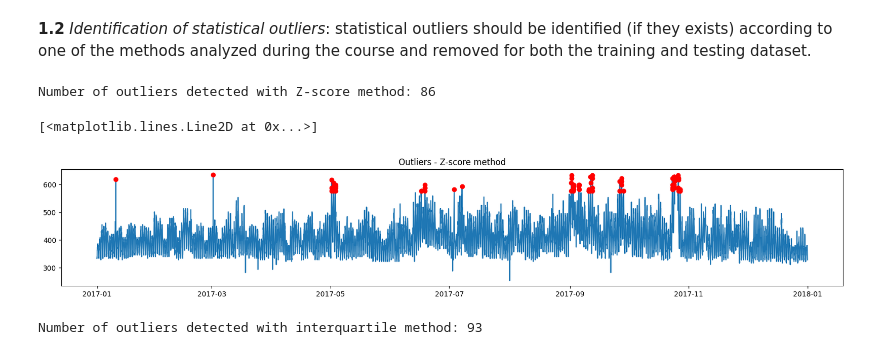
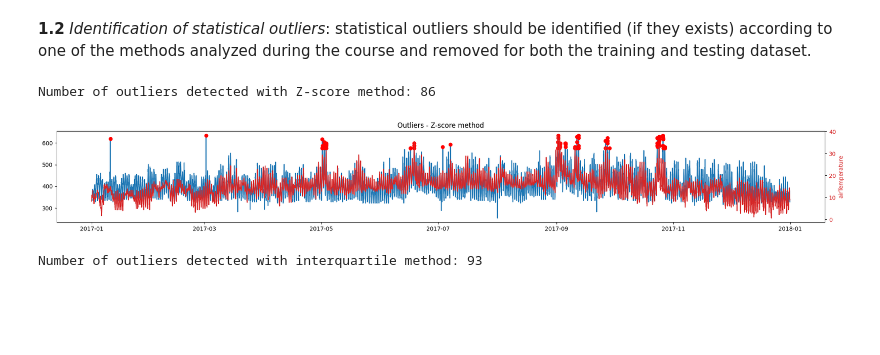
Before and after one commit to lucaparimbelli-ABB/data-science-and-ai-for-industrial-systems, a Jupyter notebook: exam.ipynb, the cells around one changed output. Cells and saved outputs as stored; diff of their text form; code cells hidden in the pictures; blank space fills up the shorter version.

```diff
--- a/exam.ipynb
+++ b/exam.ipynb
@@ -83,21 +83,27 @@ data = building_data_merge.join(weather_data, how='inner')
 # %%
 # Outlier detection: Z-score method
 
 z_scores = (data['power'] - data['power'].mean()) / data['power'].std()
 std_limit = 3
 outliers_z_score = data['power'][(z_scores > std_limit) | (z_scores < -std_limit)]
 
 print(f"Number of outliers detected with Z-score method: {len(outliers_z_score)}")
 
 fig, ax = plt.subplots(figsize=(20, 3))
 ax.set_title("Outliers - Z-score method")
 # ax.set_label(f"Count {len(outliers_z_score)}")
 ax.plot(data['power'])
 ax.plot(outliers_z_score.index, data.loc[outliers_z_score.index, 'power'], 'ro')
+
+ax2 = ax.twinx()
+ax2.plot(data.index, data['airTemperature'], color='tab:red')
+ax2.set_ylabel('airTemperature', color='tab:red')
+ax2.tick_params(axis='y', labelcolor='tab:red')
+fig.tight_layout()
+plt.show()
 # %% [output]
 Number of outliers detected with Z-score method: 86
-[<matplotlib.lines.Line2D at 0x...>]
-[figure, old version]
+[figure, new version]
 # %%
 # Outlier detection: interquartile (or boxplot) method
 
```
Also changed, not shown: parts of 32 cells of this notebook.
